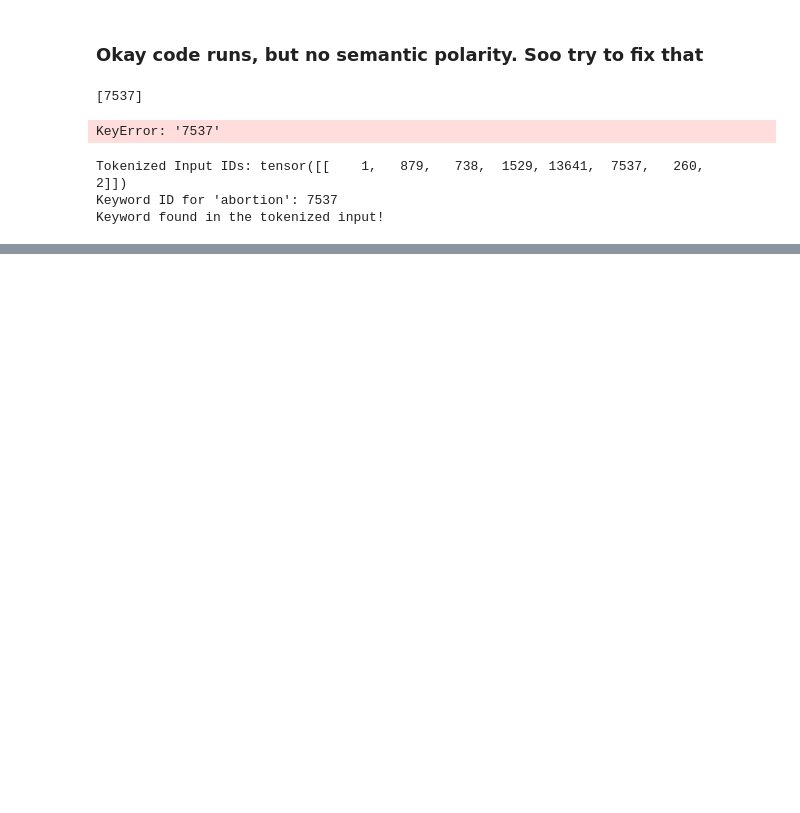
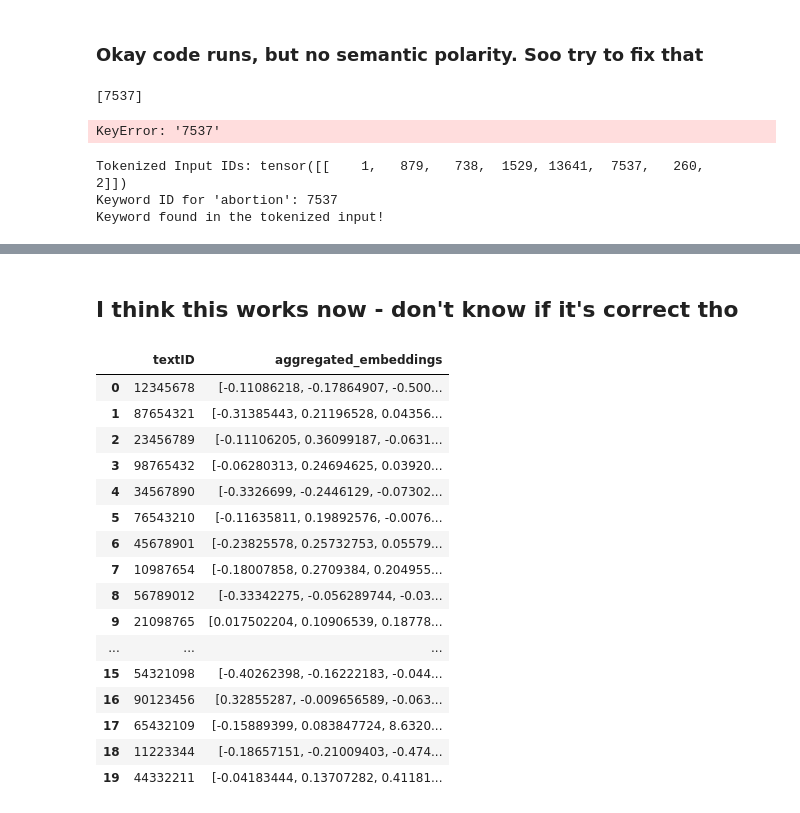
Before and after one commit to soerinev/Bachelor, a Jupyter notebook: semantic_polarization.ipynb, the cells around one changed output, grey strips where cells are left out. Drawn from its saved outputs; the diff is of its cells as text; code cells hidden in the pictures; blank space fills up the shorter version.

```diff
--- a/semantic_polarization.ipynb
+++ b/semantic_polarization.ipynb
@@ -1124,0 +2133,66 @@ Keyword found in the tokenized input!
+# %% [markdown]
+## I think this works now - don't know if it's correct tho
+# %%
+# the one
+## works with individual articles, uses all articles, and uses all instances of the keyword "abortion", not just the first occurance. Not sure if this changed anything in the embeddings tho...
+from transformers import DebertaV2Tokenizer, DebertaV2Model
+import torch
+import pandas as pd
+
+# Load the tokenizer and model for DeBERTa-v3-large
+tokenizer = DebertaV2Tokenizer.from_pretrained('microsoft/deberta-v3-large')
+model = AutoModel.from_pretrained('microsoft/deberta-v3-large')
+
+# Function to get contextual embedding for a specific keyword in an article
+def get_all_keyword_embeddings(text, keyword="abortion", tolerance=1):
+    """Extract embeddings for all occurrences of a keyword in text and average them."""
+    inputs = tokenizer(text, return_tensors='pt', padding=True, truncation=True, max_length=1024)
+    tokenized_text = tokenizer.convert_ids_to_tokens(inputs['input_ids'][0])
+    keyword_tokens = tokenizer.tokenize(keyword)
+
+    def is_match(window, keyword_tokens):
+        return sum([1 for a, b in zip(window, keyword_tokens) if a != b]) <= tolerance
+
+    # Collect embeddings for all occurrences of the keyword
+    all_positions = []
+    for i in range(len(tokenized_text) - len(keyword_tokens) + 1):
+        window = tokenized_text[i:i+len(keyword_tokens)]
+        if is_match(window, keyword_tokens):
+            all_positions.extend(range(i, i + len(keyword_tokens)))
+
+    if not all_positions:
+        return None  # No matches found
+
+    # Pass the text through the model
+    with torch.no_grad():
+        outputs = model(**inputs)
+    last_hidden_state = outputs.last_hidden_state
+
+    # Extract embeddings for all matched tokens and average them
+    all_embeddings = last_hidden_state[0, all_positions, :].mean(dim=0)
+
+    return all_embeddings.cpu().numpy()
+
+# Apply to your DataFrame
+df['aggregated_embeddings'] = df['body'].apply(lambda x: get_all_keyword_embeddings(x))
+
+# Check results
+df[['textID', 'aggregated_embeddings']]
+# %% [output]
+|  | textID | aggregated_embeddings |
+| 0 | 12345678 | [-0.11086218, -0.17864907, -0.500... |
+| 1 | 87654321 | [-0.31385443, 0.21196528, 0.04356... |
+| 2 | 23456789 | [-0.11106205, 0.36099187, -0.0631... |
+| 3 | 98765432 | [-0.06280313, 0.24694625, 0.03920... |
+| 4 | 34567890 | [-0.3326699, -0.2446129, -0.07302... |
+| 5 | 76543210 | [-0.11635811, 0.19892576, -0.0076... |
+| 6 | 45678901 | [-0.23825578, 0.25732753, 0.05579... |
+| 7 | 10987654 | [-0.18007858, 0.2709384, 0.204955... |
+| 8 | 56789012 | [-0.33342275, -0.056289744, -0.03... |
+| 9 | 21098765 | [0.017502204, 0.10906539, 0.18778... |
+| ... | ... | ... |
+| 15 | 54321098 | [-0.40262398, -0.16222183, -0.044... |
+| 16 | 90123456 | [0.32855287, -0.009656589, -0.063... |
+| 17 | 65432109 | [-0.15889399, 0.083847724, 8.6320... |
+| 18 | 11223344 | [-0.18657151, -0.21009403, -0.474... |
+| 19 | 44332211 | [-0.04183444, 0.13707282, 0.41181... |
```
Also changed, not shown: parts of 42 cells of this notebook.
